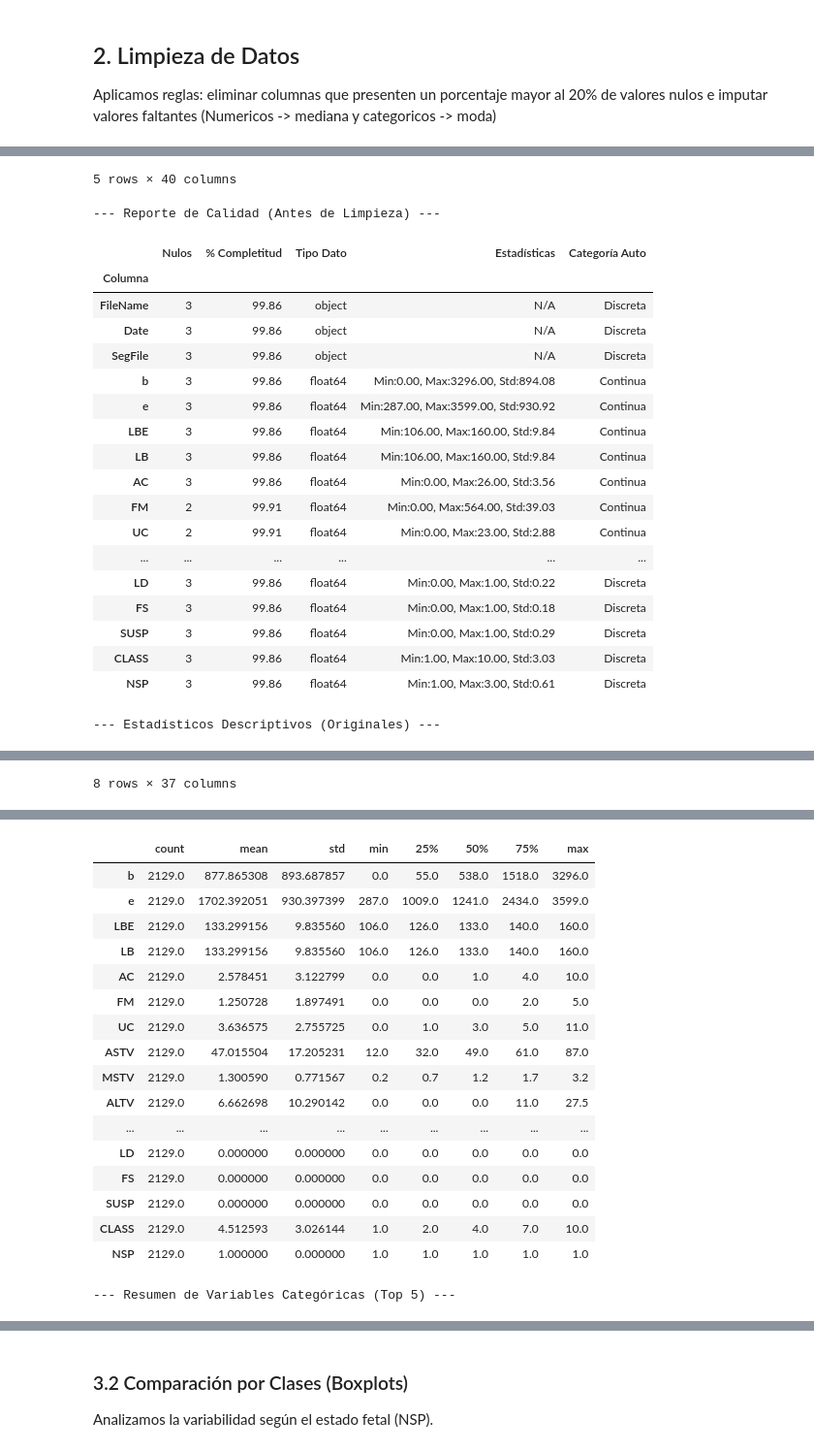
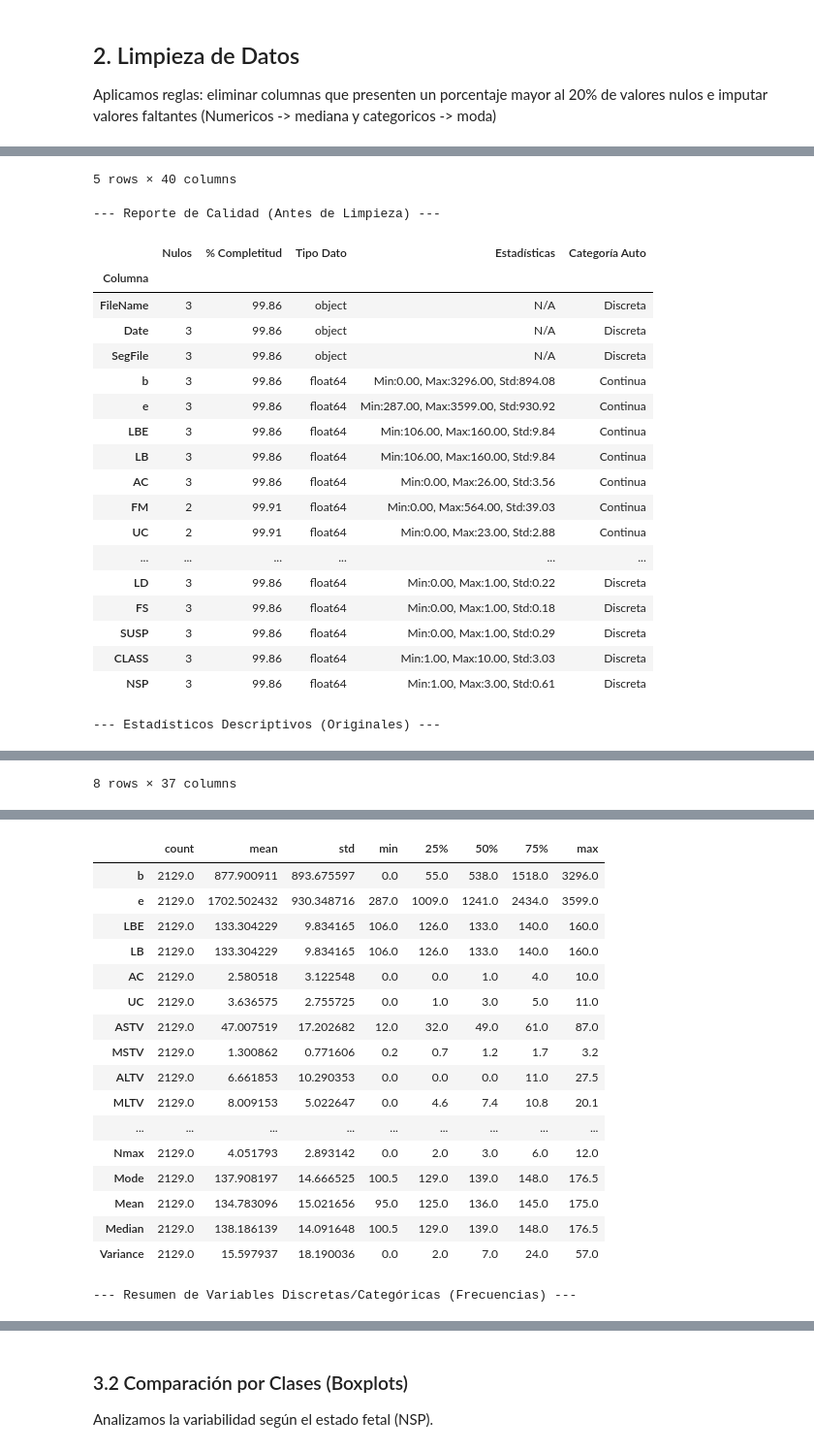
Before and after one commit to JosueJimenezA/Practica3_DCD, a Jupyter notebook: notebooks/demo_analysis.ipynb, the cells around one changed output, grey strips where cells are left out. Shown at 97% size. Drawn from its saved outputs; the diff is of its cells as text; code cells hidden in the pictures.

```diff
--- a/notebooks/demo_analysis.ipynb
+++ b/notebooks/demo_analysis.ipynb
@@ -238,7 +269,7 @@ print(f"-> Columnas eliminadas por >20% nulos: {cols_eliminadas if cols_eliminad
 df_clean_step2 = impute_missing_values(df_clean_step1, use_knn=True)
 print("-> Valores nulos imputados correctamente (KNN para numéricos, Moda para categóricos).")
 
-# 3. Tratamiento de Outliers
+# 3. Tratamiento de Outliers solo para variables numéricas clasificadas con el criterio establecido
 df_final, figs_outliers = detect_handle_outliers(df_clean_step2, method='iqr', return_plots=True)
 print(f"-> Outliers tratados con método IQR. Se generaron gráficos para {len(figs_outliers)} variables.")
 
@@ -251,32 +282,42 @@ print(f"Dimensiones Finales: {df_final.shape[0]} filas x {df_final.shape[1]} col
 reporte_final = check_data_completeness_JosueJimenezApodaca(df_final)
 
 # --- VISUALIZACIÓN DE CLASIFICACIÓN DE VARIABLES ---
-print("\n--- Clasificación Automática de Variables ---")
-# Filtramos el reporte para separar las listas
+print("\n--- Clasificación Automática de Variables después de preprocesamiento [cite: 21] ---")
+
 vars_continuas = reporte_final[reporte_final['Categoría Auto'] == 'Continua'].index.tolist()
 vars_discretas = reporte_final[reporte_final['Categoría Auto'] == 'Discreta'].index.tolist()
 
-print(f"📌 Variables Continuas ({len(vars_continuas)}):")
-print(vars_continuas)
-print(f"\n📌 Variables Discretas/Categóricas ({len(vars_discretas)}):")
-print(vars_discretas)
+print(f"📌 Total Variables Continuas: {len(vars_continuas)}")
+print(f"📌 Total Variables Discretas: {len(vars_discretas)}")
 
-# --- ESTADÍSTICOS DESCRIPTIVOS (SOLO NUMÉRICOS) ---
-print("\n--- Estadísticos Descriptivos (Variables Numéricas) ---")
-# Filtramos solo columnas numéricas para el describe
-stats_finales = df_final.select_dtypes(include=[np.number]).describe().T
-display(stats_finales)
+# --- NUEVO: ANÁLISIS DE ESTABILIDAD (OUTLIERS) ---
+print("\n--- Detalle de Estabilidad (Outliers) ---")
 
-if len(vars_discretas) > 0:
-    print("\n--- Resumen de Variables Categóricas (Top 5) ---")
-    cat_cols = df_final.select_dtypes(exclude=[np.number]).columns
-    if len(cat_cols) > 0:
-        display(df_final[cat_cols].describe().T)
+# Lógica: Cruzamos la lista oficial de continuas con las llaves del diccionario de figuras del Bloque 2
+vars_con_outliers = sorted([v for v in vars_continuas if v in figs_outliers])
+vars_sin_outliers = sorted([v for v in vars_continuas if v not in figs_outliers])
 
+print(f"⚠️ Variables Recortadas (Outliers detectados: {len(vars_con_outliers)}):")
+print(vars_con_outliers)
 
-if len(figs_outliers) > 0:
-    col_ejemplo = list(figs_outliers.keys())[0]
-    display(figs_outliers[col_ejemplo])
+print(f"\n✅ Variables Estables (Sin outliers detectados: {len(vars_sin_outliers)}):")
+print(vars_sin_outliers)
+
+# --- ESTADÍSTICOS DESCRIPTIVOS ---
+
+# 1. Numéricas Continuas
+print("\n--- Estadísticos Descriptivos (Variables Continuas) ---")
+if vars_continuas:
+    display(df_final[vars_continuas].describe().T)
+else:
+    print("No hay variables continuas.")
+
+# 2. Discretas y Categóricas
+print("\n--- Resumen de Variables Discretas/Categóricas (Frecuencias) ---")
+if vars_discretas:
+    display(df_final[vars_discretas].astype(object).describe().T)
+else:
+    print("No hay variables discretas.")
 # %% [output]
 === 1. ESTADO ORIGINAL DEL DATASET ===
 Dimensiones Iniciales: 2129 filas x 40 columnas
@@ -339,21 +378,21 @@ Dimensiones Finales: 2129 filas x 40 columnas
 |  | count | mean | std | min | 25% | 50% | 75% | max |
-| b | 2129.0 | 877.865308 | 893.687857 | 0.0 | 55.0 | 538.0 | 1518.0 | 3296.0 |
-| e | 2129.0 | 1702.392051 | 930.397399 | 287.0 | 1009.0 | 1241.0 | 2434.0 | 3599.0 |
-| LBE | 2129.0 | 133.299156 | 9.835560 | 106.0 | 126.0 | 133.0 | 140.0 | 160.0 |
-| LB | 2129.0 | 133.299156 | 9.835560 | 106.0 | 126.0 | 133.0 | 140.0 | 160.0 |
-| AC | 2129.0 | 2.578451 | 3.122799 | 0.0 | 0.0 | 1.0 | 4.0 | 10.0 |
-| FM | 2129.0 | 1.250728 | 1.897491 | 0.0 | 0.0 | 0.0 | 2.0 | 5.0 |
+| b | 2129.0 | 877.900911 | 893.675597 | 0.0 | 55.0 | 538.0 | 1518.0 | 3296.0 |
+| e | 2129.0 | 1702.502432 | 930.348716 | 287.0 | 1009.0 | 1241.0 | 2434.0 | 3599.0 |
+| LBE | 2129.0 | 133.304229 | 9.834165 | 106.0 | 126.0 | 133.0 | 140.0 | 160.0 |
+| LB | 2129.0 | 133.304229 | 9.834165 | 106.0 | 126.0 | 133.0 | 140.0 | 160.0 |
+| AC | 2129.0 | 2.580518 | 3.122548 | 0.0 | 0.0 | 1.0 | 4.0 | 10.0 |
 | UC | 2129.0 | 3.636575 | 2.755725 | 0.0 | 1.0 | 3.0 | 5.0 | 11.0 |
-| ASTV | 2129.0 | 47.015504 | 17.205231 | 12.0 | 32.0 | 49.0 | 61.0 | 87.0 |
-| MSTV | 2129.0 | 1.300590 | 0.771567 | 0.2 | 0.7 | 1.2 | 1.7 | 3.2 |
-| ALTV | 2129.0 | 6.662698 | 10.290142 | 0.0 | 0.0 | 0.0 | 11.0 | 27.5 |
+| ASTV | 2129.0 | 47.007519 | 17.202682 | 12.0 | 32.0 | 49.0 | 61.0 | 87.0 |
+| MSTV | 2129.0 | 1.300862 | 0.771606 | 0.2 | 0.7 | 1.2 | 1.7 | 3.2 |
+| ALTV | 2129.0 | 6.661853 | 10.290353 | 0.0 | 0.0 | 0.0 | 11.0 | 27.5 |
+| MLTV | 2129.0 | 8.009153 | 5.022647 | 0.0 | 4.6 | 7.4 | 10.8 | 20.1 |
 | ... | ... | ... | ... | ... | ... | ... | ... | ... |
-| LD | 2129.0 | 0.000000 | 0.000000 | 0.0 | 0.0 | 0.0 | 0.0 | 0.0 |
-| FS | 2129.0 | 0.000000 | 0.000000 | 0.0 | 0.0 | 0.0 | 0.0 | 0.0 |
-| SUSP | 2129.0 | 0.000000 | 0.000000 | 0.0 | 0.0 | 0.0 | 0.0 | 0.0 |
-| CLASS | 2129.0 | 4.512593 | 3.026144 | 1.0 | 2.0 | 4.0 | 7.0 | 10.0 |
-| NSP | 2129.0 | 1.000000 | 0.000000 | 1.0 | 1.0 | 1.0 | 1.0 | 1.0 |
+| Nmax | 2129.0 | 4.051793 | 2.893142 | 0.0 | 2.0 | 3.0 | 6.0 | 12.0 |
+| Mode | 2129.0 | 137.908197 | 14.666525 | 100.5 | 129.0 | 139.0 | 148.0 | 176.5 |
+| Mean | 2129.0 | 134.783096 | 15.021656 | 95.0 | 125.0 | 136.0 | 145.0 | 175.0 |
+| Median | 2129.0 | 138.186139 | 14.091648 | 100.5 | 129.0 | 139.0 | 148.0 | 176.5 |
+| Variance | 2129.0 | 15.597937 | 18.190036 | 0.0 | 2.0 | 7.0 | 24.0 | 57.0 |
---- Resumen de Variables Categóricas (Top 5) ---
+--- Resumen de Variables Discretas/Categóricas (Frecuencias) ---
 |  | count | unique | top | freq |
 | FileName | 2129 | 352 | S8001034.dsp | 37 |
 | Date | 2129 | 48 | 2/22/1995 | 243 |
```
Also changed, not shown: parts of 13 cells of this notebook, 12 other files.
